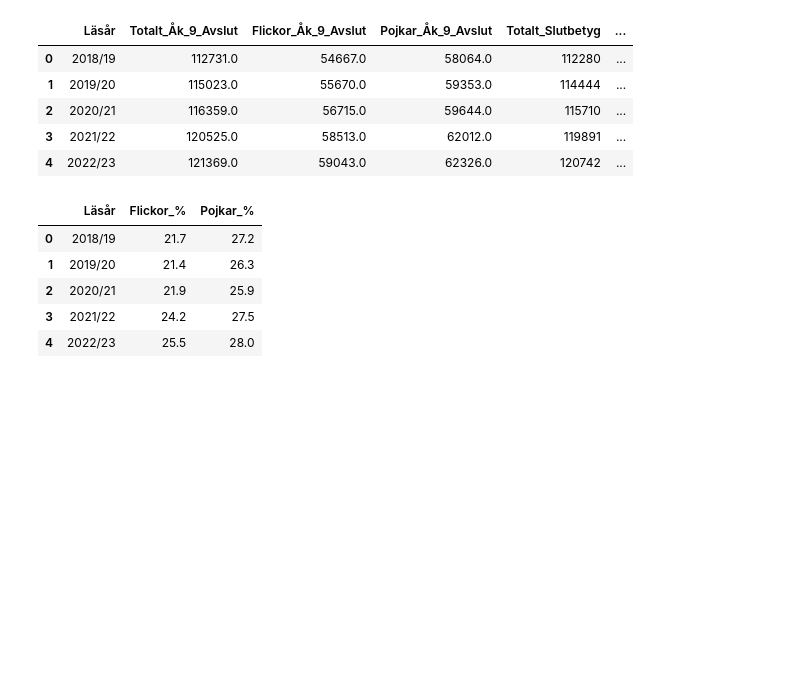
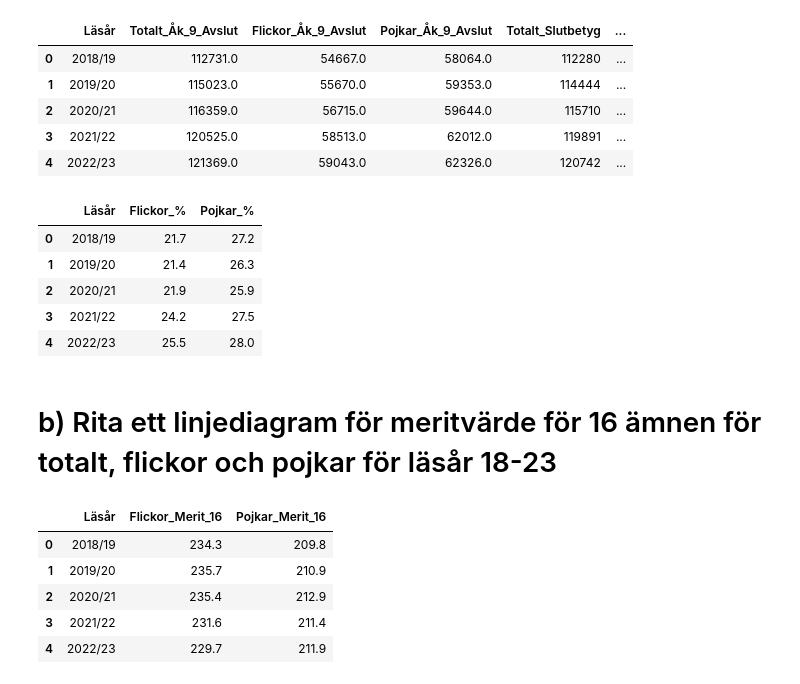
Before and after one commit to Zandri2k/Python-Sandra-Nilsson-OPA23, a Jupyter notebook: Labb_2/Labb_2.ipynb, the cells around one changed output. Drawn from its saved outputs; the diff is of its cells as text; code cells hidden in the pictures; blank space fills up the shorter version.

```diff
--- a/Labb_2/Labb_2.ipynb
+++ b/Labb_2/Labb_2.ipynb
@@ -510 +517,12 @@ fig = px.line(df_No_Grades, x='Läsår', y=['Totalt_%', 'Flickor_%', 'Pojkar_%']
 fig.show()
+# %% [markdown]
+# b) Rita ett linjediagram för meritvärde för 16 ämnen för totalt, flickor och pojkar för läsår 18-23
+# %%
+df_No_Grades[["Läsår", "Flickor_Merit_16", "Pojkar_Merit_16"]] #Skriver ut den relevanta datan tydlig inför plottningen
+# %% [output]
+|  | Läsår | Flickor_Merit_16 | Pojkar_Merit_16 |
+| 0 | 2018/19 | 234.3 | 209.8 |
+| 1 | 2019/20 | 235.7 | 210.9 |
+| 2 | 2020/21 | 235.4 | 212.9 |
+| 3 | 2021/22 | 231.6 | 211.4 |
+| 4 | 2022/23 | 229.7 | 211.9 |
```
Also changed, not shown: parts of 3 cells of this notebook.
